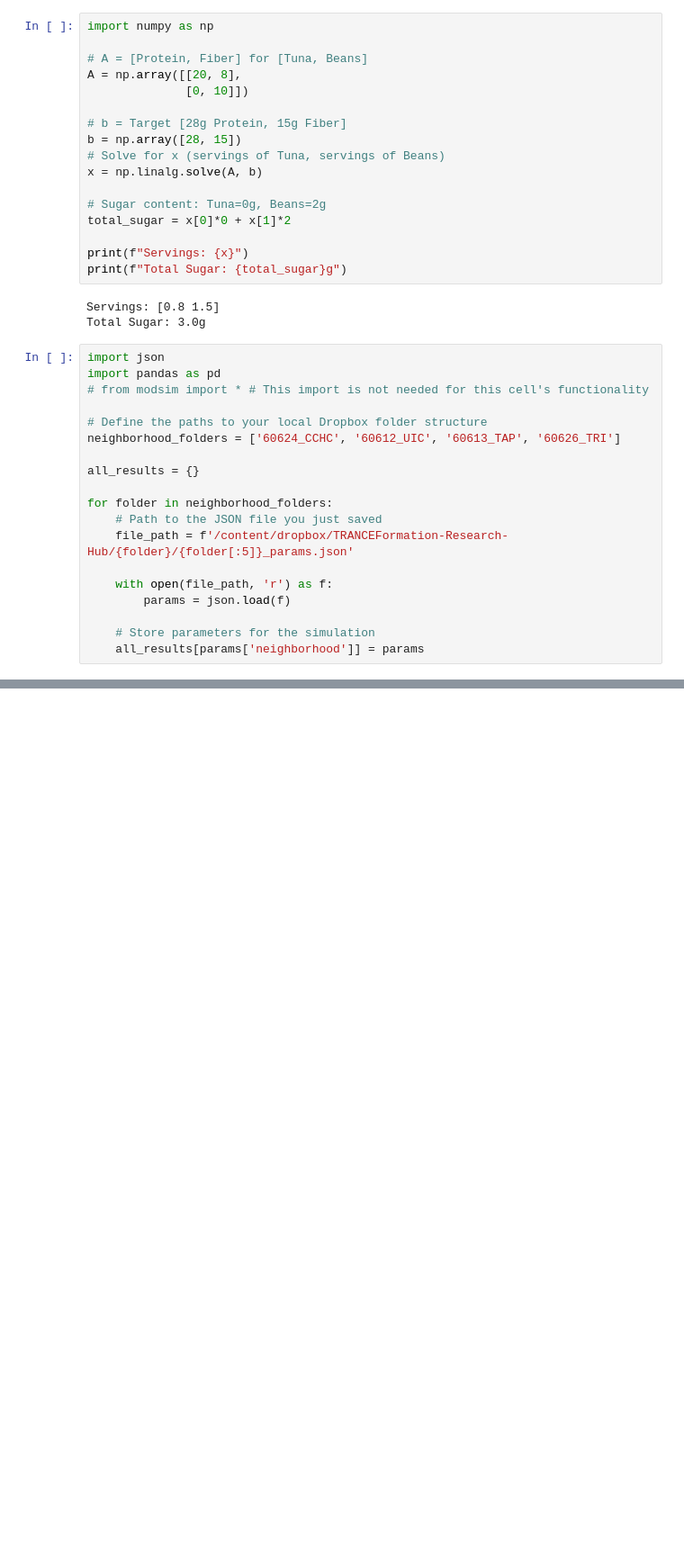
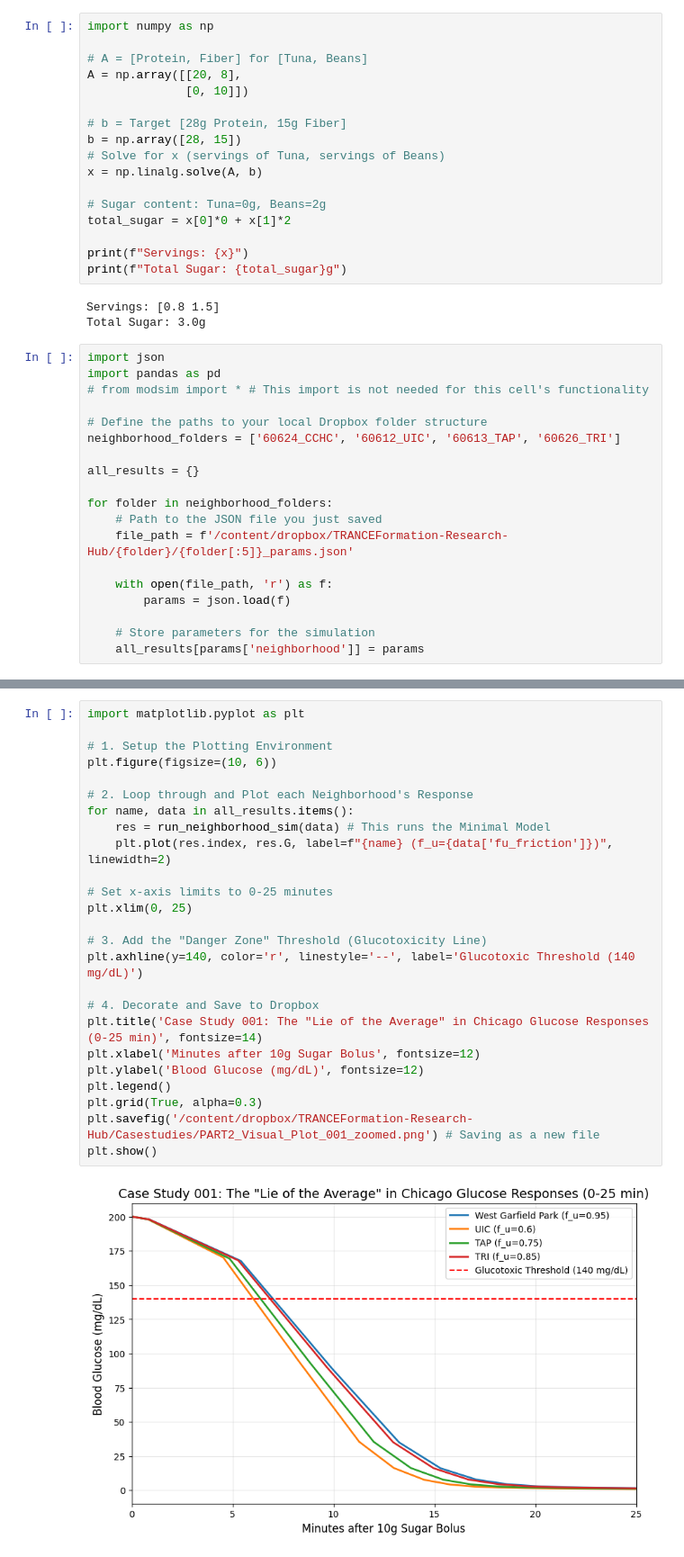
Before and after one commit to erichilarysmithsr/Colab-TWIMAH-Model, a Jupyter notebook: TWIMAHModel.ipynb, the cells around one changed output, grey strips where cells are left out. Shown at 90% size. Drawn from its saved outputs; the diff is of its cells as text; blank space fills up the shorter version.

```diff
--- a/TWIMAHModel.ipynb
+++ b/TWIMAHModel.ipynb
@@ -241,0 +313,27 @@ Saved 60626_params.json to /content/dropbox/TRANCEFormation-Research-Hub/60626_T
+# %%
+import matplotlib.pyplot as plt
+
+# 1. Setup the Plotting Environment
+plt.figure(figsize=(10, 6))
+
+# 2. Loop through and Plot each Neighborhood's Response
+for name, data in all_results.items():
+    res = run_neighborhood_sim(data) # This runs the Minimal Model
+    plt.plot(res.index, res.G, label=f"{name} (f_u={data['fu_friction']})", linewidth=2)
+
+# Set x-axis limits to 0-25 minutes
+plt.xlim(0, 25)
+
+# 3. Add the "Danger Zone" Threshold (Glucotoxicity Line)
+plt.axhline(y=140, color='r', linestyle='--', label='Glucotoxic Threshold (140 mg/dL)')
+
+# 4. Decorate and Save to Dropbox
+plt.title('Case Study 001: The "Lie of the Average" in Chicago Glucose Responses (0-25 min)', fontsize=14)
+plt.xlabel('Minutes after 10g Sugar Bolus', fontsize=12)
+plt.ylabel('Blood Glucose (mg/dL)', fontsize=12)
+plt.legend()
+plt.grid(True, alpha=0.3)
+plt.savefig('/content/dropbox/TRANCEFormation-Research-Hub/Casestudies/PART2_Visual_Plot_001_zoomed.png') # Saving as a new file
+plt.show()
+# %% [output]
+[figure, added]
```
Also changed, not shown: parts of 4 cells of this notebook.
